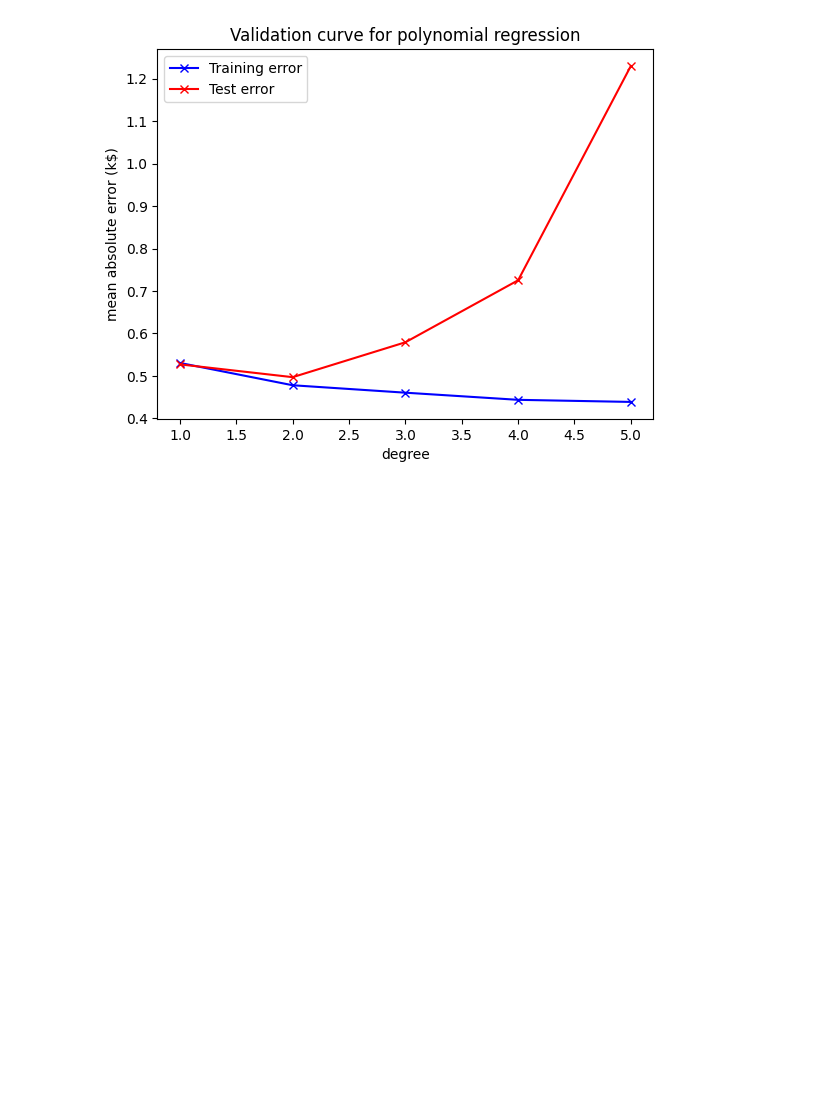
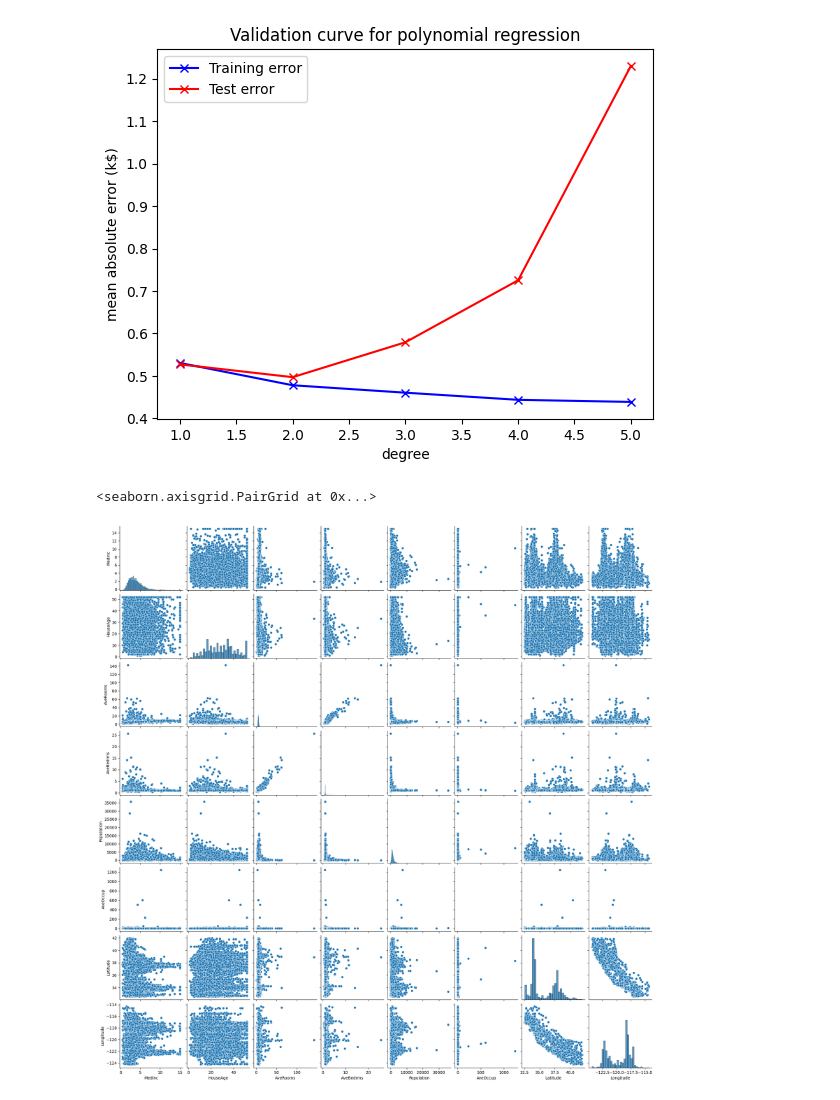
Before and after one commit to aniketkalra11/basic_kaggle_practice, a Jupyter notebook: MLP_practice_book/linear_regression_example.ipynb, the cells around one changed output. Cells and saved outputs as stored; diff of their text form; code cells hidden in the pictures; blank space fills up the shorter version.

```diff
--- a/MLP_practice_book/linear_regression_example.ipynb
+++ b/MLP_practice_book/linear_regression_example.ipynb
@@ -173,3 +173,8 @@ plt.ylabel('mean absolute error (k$)')
 plots = plt.title('Validation curve for polynomial regression')
 # %% [output]
 [figure]
+# %%
+sns.pairplot(data= com_train_features)
+# %% [output]
+<seaborn.axisgrid.PairGrid at 0x...>
+[figure, added]
```
Also changed, not shown: parts of 42 cells of this notebook, 2 other files.
